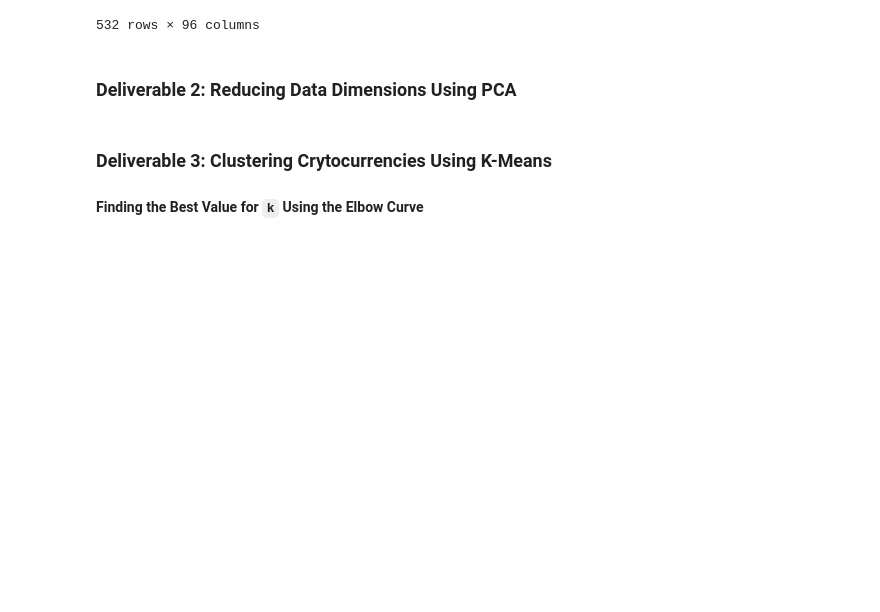
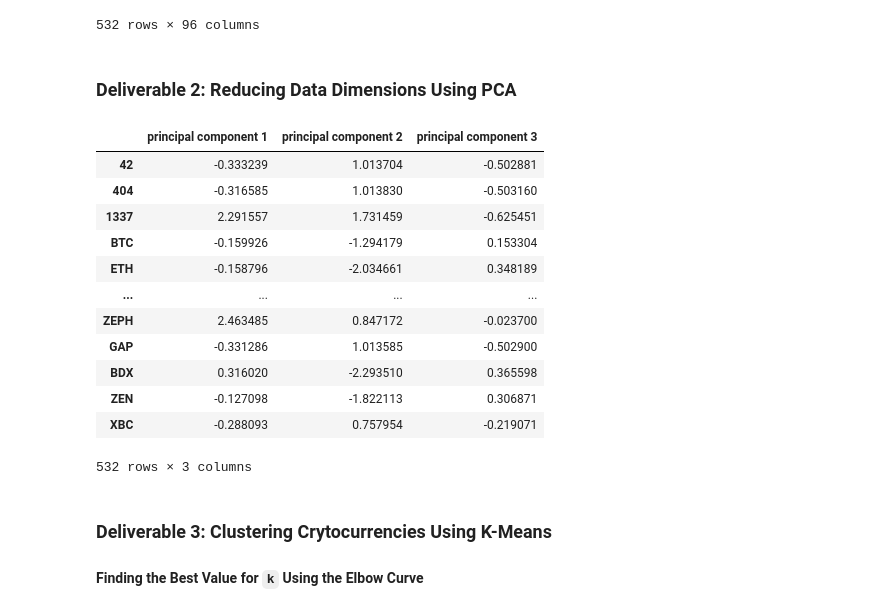
Before and after one commit to sorianotyler/Cryptocurrencies, a Jupyter notebook: crypto_clustering.ipynb, the cells around one changed output. Drawn from its saved outputs; the diff is of its cells as text; code cells hidden in the pictures; blank space fills up the shorter version.

```diff
--- a/crypto_clustering.ipynb
+++ b/crypto_clustering.ipynb
@@ -15,9 +15,8 @@ from sklearn.cluster import KMeans
 # %%
 # Load the crypto_data.csv dataset.
 file_path = "Resources/crypto_data.csv"
-crypto_df = pd.read_csv(file_path)
-crypto_df.set_index('Unnamed: 0', inplace=True)
-crypto_df.index.name = None
+crypto_df = pd.read_csv(file_path, index_col = 0)
+
 crypto_df
 # %% [output]
 |  | CoinName | Algorithm | IsTrading | ProofType | TotalCoinsMined | TotalCoinSupply |
@@ -175,6 +178,23 @@ scaled_crypto_df = scaler.fit_transform(X)
 # %%
 # Create a DataFrame with the three principal components.
-# YOUR CODE HERE
+pcs_df = pd.DataFrame(
+    data=crypto_pca, columns=["principal component 1", "principal component 2", "principal component 3"], index = crypto_df.index
+)
+pcs_df
+# %% [output]
+|  | principal component 1 | principal component 2 | principal component 3 |
+| 42 | -0.333239 | 1.013704 | -0.502881 |
+| 404 | -0.316585 | 1.013830 | -0.503160 |
+| 1337 | 2.291557 | 1.731459 | -0.625451 |
+| BTC | -0.159926 | -1.294179 | 0.153304 |
+| ETH | -0.158796 | -2.034661 | 0.348189 |
+| ... | ... | ... | ... |
+| ZEPH | 2.463485 | 0.847172 | -0.023700 |
+| GAP | -0.331286 | 1.013585 | -0.502900 |
+| BDX | 0.316020 | -2.293510 | 0.365598 |
+| ZEN | -0.127098 | -1.822113 | 0.306871 |
+| XBC | -0.288093 | 0.757954 | -0.219071 |
+532 rows × 3 columns
 # %% [markdown]
 ### Deliverable 3: Clustering Crytocurrencies Using K-Means
 
```
Also changed, not shown: parts of 5 cells of this notebook.
